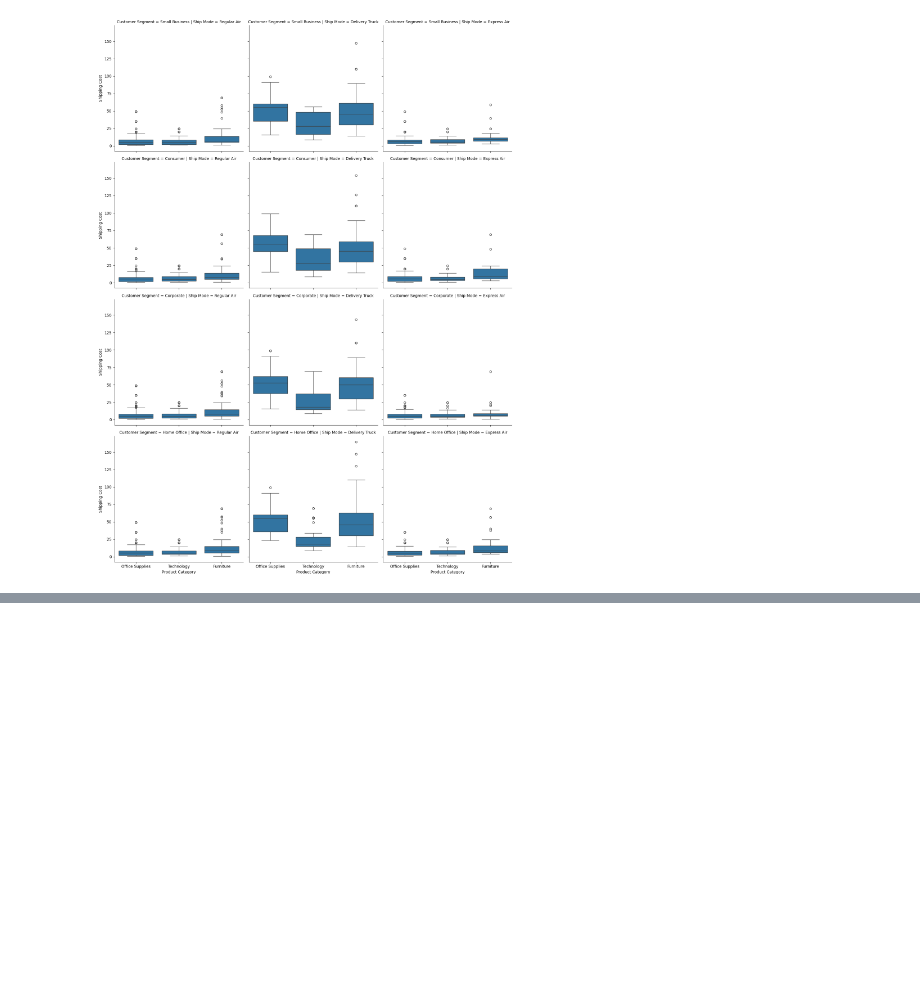
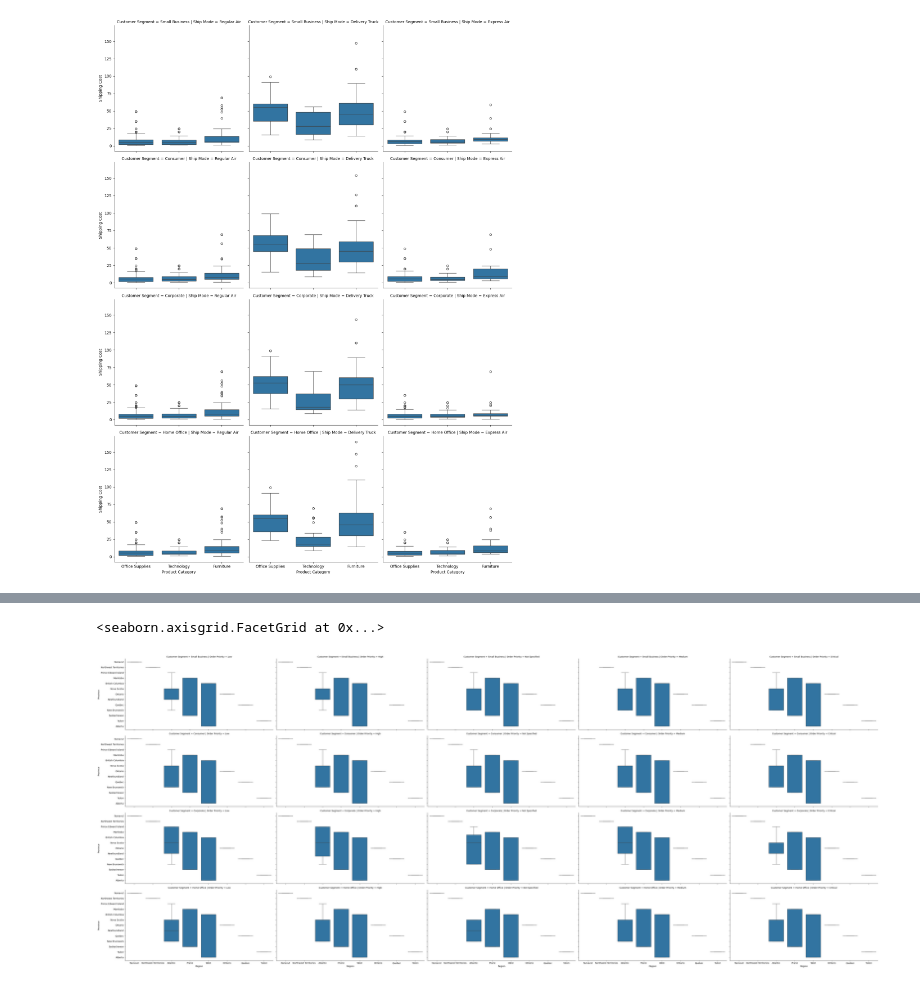
Before and after one commit to dev-jatin-mehra/Seaborn-Repo, a Jupyter notebook: 4_box_plot_violin_ploty.ipynb, the cells around one changed output, grey strips where cells are left out. Saved outputs shown, nothing was run; the diff lists cells and outputs as text; code cells hidden in the pictures; blank space fills up the shorter version.

```diff
--- a/4_box_plot_violin_ploty.ipynb
+++ b/4_box_plot_violin_ploty.ipynb
@@ -42,0 +85,5 @@ sns.catplot(x='Product Category' , y='Shipping Cost' , data=sales,col='Ship Mode
+# %%
+sns.catplot(x='Region',y='Province',data=sales,row='Customer Segment',col='Order Priority',kind='box',aspect=2)
+# %% [output]
+<seaborn.axisgrid.FacetGrid at 0x...>
+[figure, added]
```
Also changed, not shown: parts of 5 cells of this notebook.
